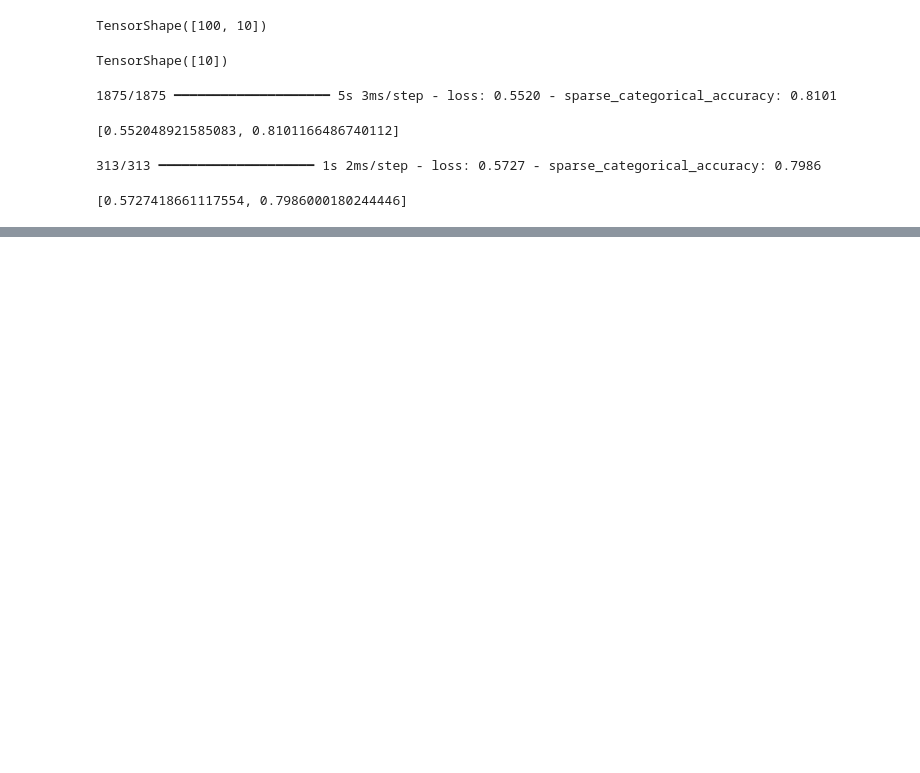
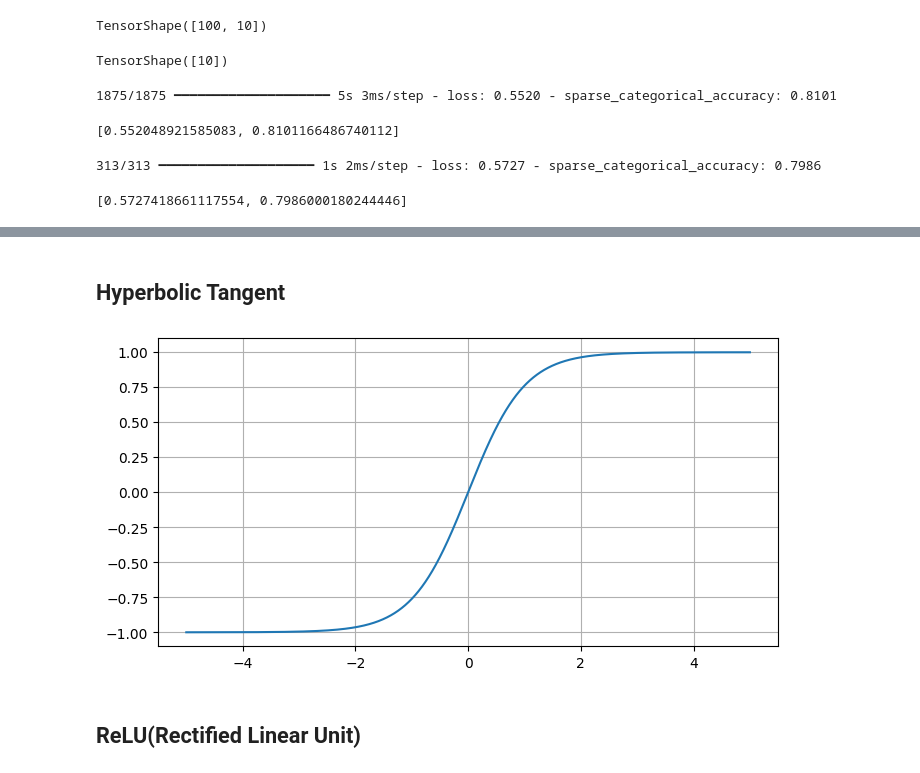
Before and after one commit to JakeOh/202605_BD57, a Jupyter notebook: lab_ml/ml17_ann_mnist.ipynb, the cells around one changed output, grey strips where cells are left out. Saved outputs shown, nothing was run; the diff lists cells and outputs as text; code cells hidden in the pictures; blank space fills up the shorter version.

```diff
--- a/lab_ml/ml17_ann_mnist.ipynb
+++ b/lab_ml/ml17_ann_mnist.ipynb
@@ -363,0 +397,8 @@ model.evaluate(x=x_test_scaled_2d, y=y_test)
+# %% [markdown]
+## Hyperbolic Tangent
+# %%
+plot_activation_fn(np.tanh)
+# %% [output]
+[figure, added]
+# %% [markdown]
+## ReLU(Rectified Linear Unit)
```
Also changed, not shown: parts of 16 cells of this notebook.
